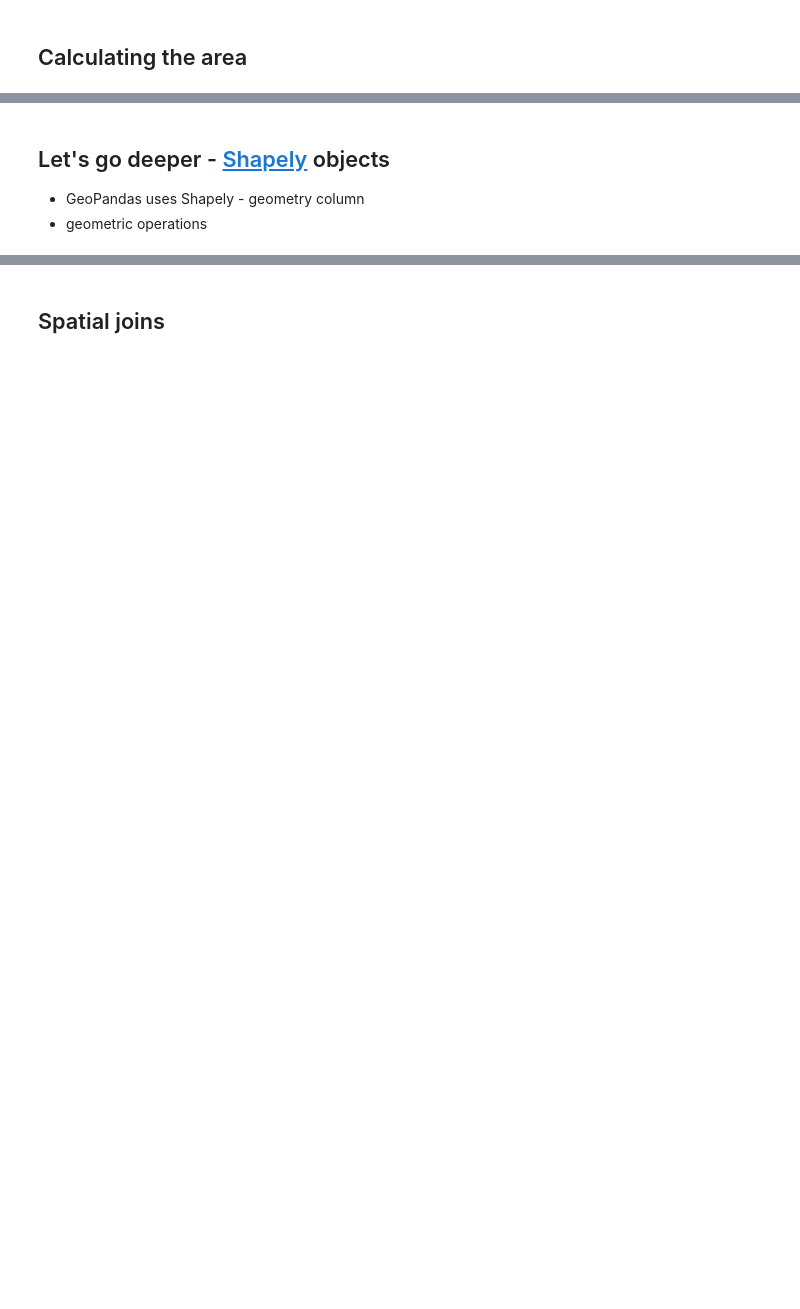
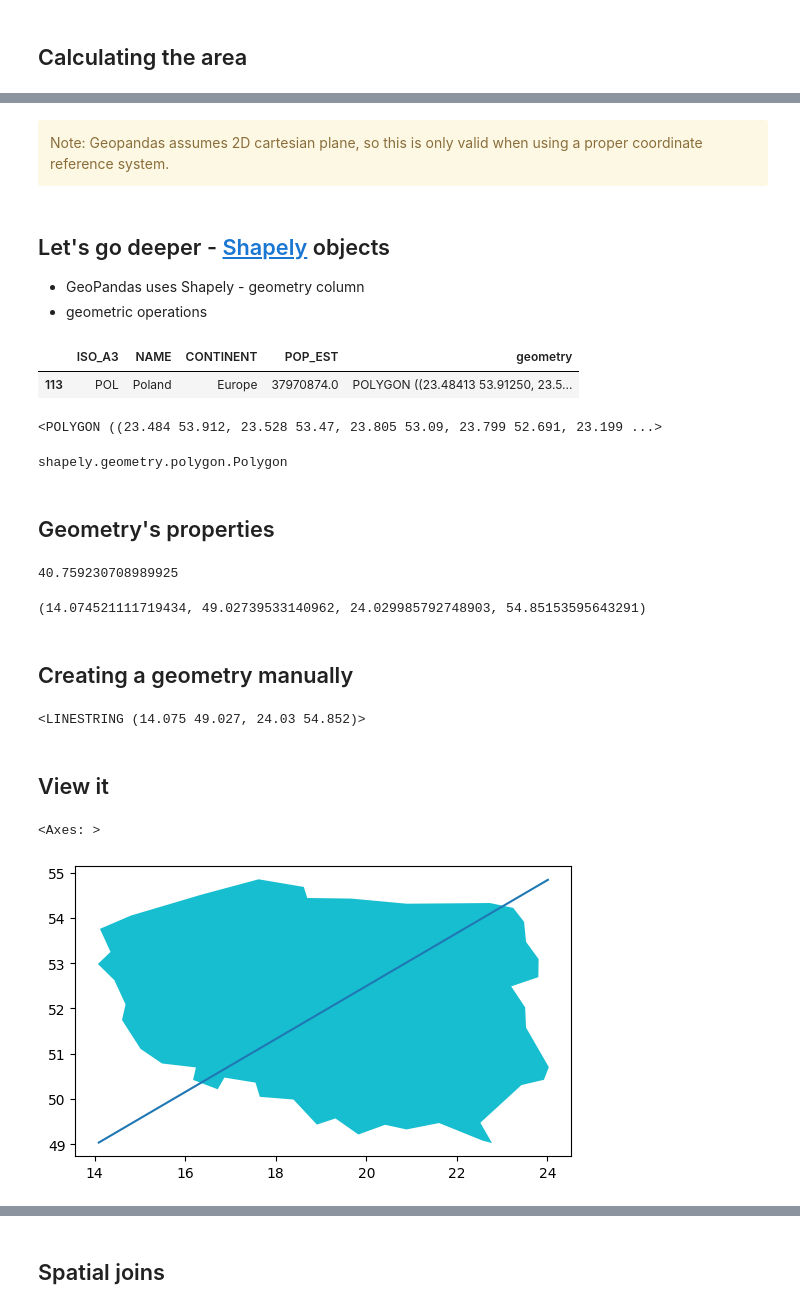
Before and after one commit to kraina-ai/srai-tutorial, a Jupyter notebook: answers/MLinPL/01_introduction_to_geospatial.ipynb, the cells around one changed output, grey strips where cells are left out. Cells and saved outputs as stored; diff of their text form; code cells hidden in the pictures; blank space fills up the shorter version.

```diff
--- a/answers/MLinPL/01_introduction_to_geospatial.ipynb
+++ b/answers/MLinPL/01_introduction_to_geospatial.ipynb
@@ -108,4 +164,53 @@ countries.geometry.area
+# %% [markdown]
+<div class="alert alert-warning">
+Note: Geopandas assumes 2D cartesian plane, so this is only valid when using a proper coordinate reference system.
+</div>
 # %% [markdown]
 ## Let's go deeper - [Shapely](https://shapely.readthedocs.io/en/stable/manual.html) objects
 - GeoPandas uses Shapely - geometry column
 - geometric operations
+# %%
+pl_gdf = countries[countries["NAME"] == "Poland"]
+pl_gdf
+# %% [output]
+|  | ISO_A3 | NAME | CONTINENT | POP_EST | geometry |
+| 113 | POL | Poland | Europe | 37970874.0 | POLYGON ((23.48413 53.91250, 23.5... |
+# %%
+pl_geom = pl_gdf.iloc[0].geometry
+pl_geom
+# %% [output]
+<POLYGON ((23.484 53.912, 23.528 53.47, 23.805 53.09, 23.799 52.691, 23.199 ...>
+# %%
+type(pl_geom)
+# %% [output]
+shapely.geometry.polygon.Polygon
+# %% [markdown]
+## Geometry's properties
+# %%
+pl_geom.area
+# %% [output]
+40.759230708989925
+# %%
+## minimum bounding region
+pl_geom.bounds
+# %% [output]
+(14.074521111719434, 49.02739533140962, 24.029985792748903, 54.85153595643291)
+# %% [markdown]
+## Creating a geometry manually
+# %%
+from shapely.geometry import LineString
+bounds = pl_geom.bounds
+line = LineString(
+    [(bounds[0], bounds[1]),
+    (bounds[2], bounds[3]),]
+)
+line
+# %% [output]
+<LINESTRING (14.075 49.027, 24.03 54.852)>
+# %% [markdown]
+## View it
+# %%
+gpd.GeoSeries([line, pl_geom]).plot(cmap='tab10')
+# %% [output]
+<Axes: >
+[figure, added]
```
Also changed, not shown: parts of 74 cells of this notebook, 3 other files.
